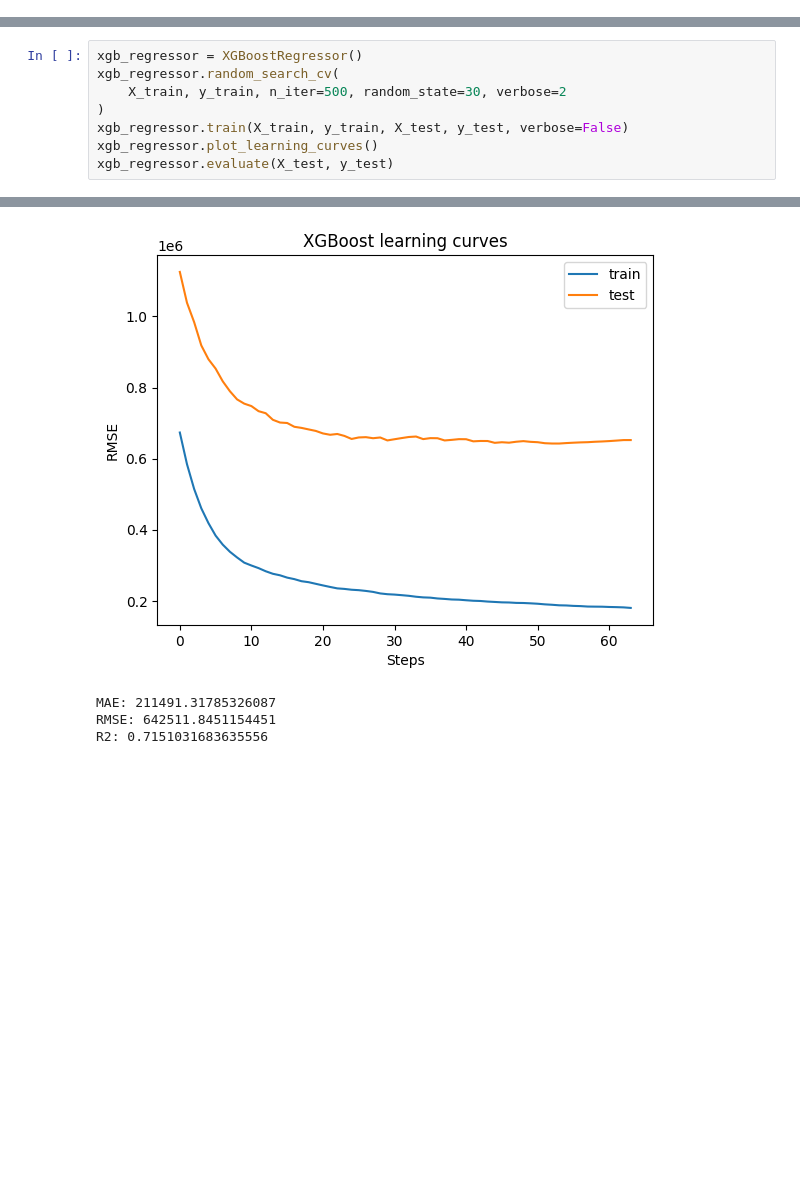
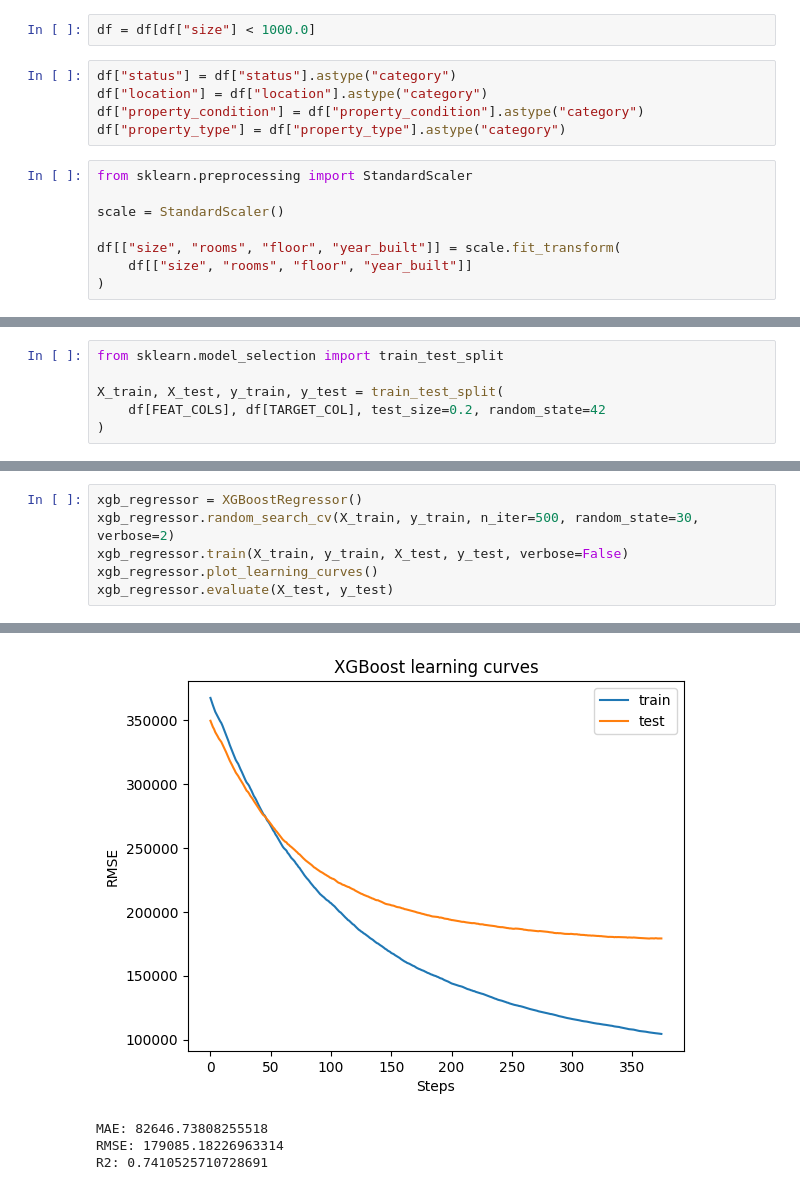
Before and after one commit to pdGruby/pricepy, a Jupyter notebook: ml_model/notebooks/model_inference.ipynb, the cells around one changed output, grey strips where cells are left out. Saved outputs shown, nothing was run; the diff lists cells and outputs as text; blank space fills up the shorter version.

Commit message:
[ML_MODEL] feat: improved xgboost model performance

```diff
--- a/ml_model/notebooks/model_inference.ipynb
+++ b/ml_model/notebooks/model_inference.ipynb
@@ -18,3 +28,18 @@ df = preprocessor.get()
+# %%
+df = df[df["size"] < 1000.0]
+# %%
+df["status"] = df["status"].astype("category")
+df["location"] = df["location"].astype("category")
+df["property_condition"] = df["property_condition"].astype("category")
+df["property_type"] = df["property_type"].astype("category")
+# %%
+from sklearn.preprocessing import StandardScaler
+
+scale = StandardScaler()
+
+df[["size", "rooms", "floor", "year_built"]] = scale.fit_transform(
+    df[["size", "rooms", "floor", "year_built"]]
+)
 # %%
 df.head()
 # %% [output]
@@ -36,3 +67,9 @@ X_train, X_test, y_train, y_test = preprocessor.train_test_split()
+# %%
+from sklearn.model_selection import train_test_split
+
+X_train, X_test, y_train, y_test = train_test_split(
+    df[FEAT_COLS], df[TARGET_COL], test_size=0.2, random_state=42
+)
 # %%
 X_train.head()
 # %% [output]
@@ -45,8 +82,6 @@ X_train.head()
 # %%
 xgb_regressor = XGBoostRegressor()
-xgb_regressor.random_search_cv(
-    X_train, y_train, n_iter=500, random_state=30, verbose=2
-)
+xgb_regressor.random_search_cv(X_train, y_train, n_iter=500, random_state=30, verbose=2)
 xgb_regressor.train(X_train, y_train, X_test, y_test, verbose=False)
 xgb_regressor.plot_learning_curves()
 xgb_regressor.evaluate(X_test, y_test)
@@ -70,6 +105,6 @@ Fitting 5 folds for each of 500 candidates, totalling 2500 fits
 [CV] END colsample_bytree=0.8, eta=0.2, gamma=0.2, learning_rate=0.01, max_depth=10, m
-[figure, old version]
+[figure, new version]
-MAE: 211491.31785326087
-RMSE: 642511.8451154451
-R2: 0.7151031683635556
+MAE: 82646.73808255518
+RMSE: 179085.18226963314
+R2: 0.7410525710728691
 # %%
```
Also changed, not shown: parts of 23 cells of this notebook, 4 other files.
